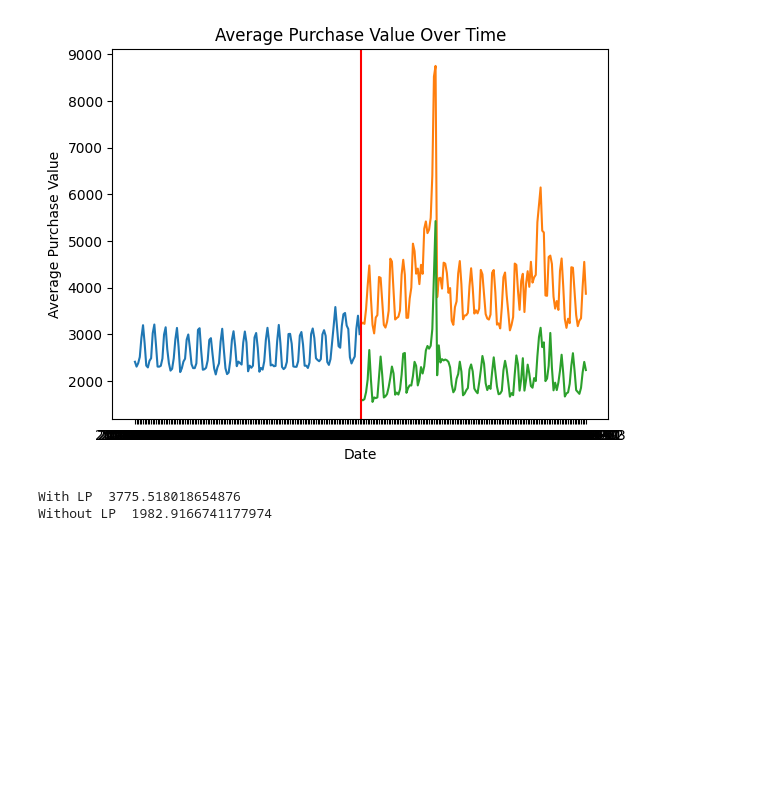
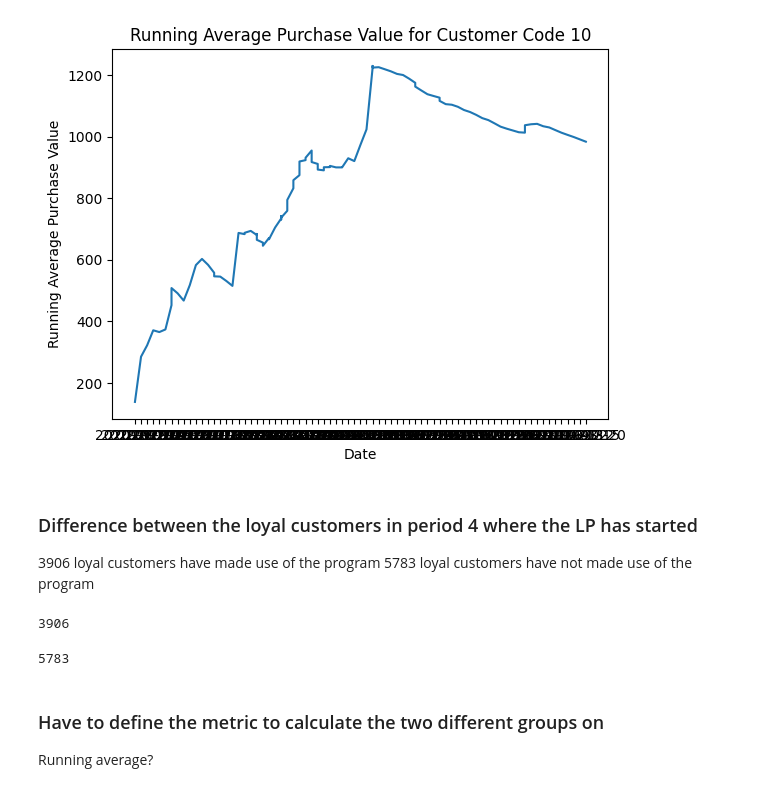
Before and after one commit to MaxMaas/JM0130-M-6, a Jupyter notebook: notebooks/identify_effect.ipynb, the cells around one changed output. Cells and saved outputs as stored; diff of their text form; code cells hidden in the pictures; blank space fills up the shorter version.

```diff
--- a/notebooks/identify_effect.ipynb
+++ b/notebooks/identify_effect.ipynb
@@ -28,0 +28,4 @@ lc_period34
+# %%
+lc_period12_from_34.sort_values(by='date_code', inplace=True)
+# %%
+lc_period12_from_34.reset_index(inplace=True)
@@ -29,31 +48,37 @@ lc_period34
+# %%
+lc_period12_from_34['running_avg_purchase_value'] = \
+    lc_period12_from_34.groupby('customer_code')['revenue_after_discount_incl_vat'].transform(lambda x: x.expanding().mean())
+# %%
+lc_period12_from_34_customer_10 = lc_period12_from_34[lc_period12_from_34['customer_code'] == 10]
+# %%
+# Plot the running average_purchase_value over time
+plt.plot(lc_period12_from_34_customer_10['date_code'], lc_period12_from_34_customer_10['running_avg_purchase_value'])
+plt.xlabel('Date')
+plt.ylabel('Running Average Purchase Value')
+plt.title('Running Average Purchase Value for Customer Code 10')
+plt.show()
+# %% [output]
+[figure, added]
 # %%
 lc_34_with_lp = lc_period34[lc_period34['redeemer_latest_ind'] == 1]
 lc_34_without_lp = lc_period34[lc_period34['redeemer_latest_ind'] == 0]
 # %%
 lc_4_with_lp = lc_period4[lc_period4['redeemer_latest_ind'] == 1]
 lc_4_without_lp = lc_period4[lc_period4['redeemer_latest_ind'] == 0]
-# %%
-average_purchase_value0 = lc_period3.groupby('date_code')['revenue_after_discount_incl_vat'].mean()
-average_purchase_value4 = lc_period4.groupby('date_code')['revenue_after_discount_incl_vat'].mean()
-
-
-average_purchase_value1 = lc_4_with_lp.groupby('date_code')['revenue_after_discount_incl_vat'].mean()
-average_purchase_value2 = lc_4_without_lp.groupby('date_code')['revenue_after_discount_incl_vat'].mean()
-
-plt.plot(average_purchase_value0)
-plt.plot(average_purchase_value1)
-plt.plot(average_purchase_value2)
-plt.xlabel('Date')
-plt.ylabel('Average Purchase Value')
-plt.title('Average Purchase Value Over Time')
-period_4_code = loyal_customers[loyal_customers['period_code'] == 4]['date_code'].min()
-plt.axvline(x=period_4_code, color='r')
-plt.show()
-# %% [output]
-[figure, removed]
-# %%
-print("With LP ", lc_34_with_lp['revenue_after_discount_incl_vat'].mean())
-print("Without LP ", lc_34_without_lp['revenue_after_discount_incl_vat'].mean())
-# %% [output]
-With LP  3775.518018654876
-Without LP  1982.9166741177974
+# %% [markdown]
+### Difference between the loyal customers in period 4 where the LP has started
+
+3906 loyal customers have made use of the program
+5783 loyal customers have not made use of the program
+# %%
+print(len(lc_4_with_lp['customer_code'].unique()))
+# %% [output]
+3906
+# %%
+print(len(lc_4_without_lp['customer_code'].unique()))
+# %% [output]
+5783
+# %% [markdown]
+### Have to define the metric to calculate the two different groups on
+
+Running average?
```
Also changed, not shown: parts of 25 cells of this notebook.
